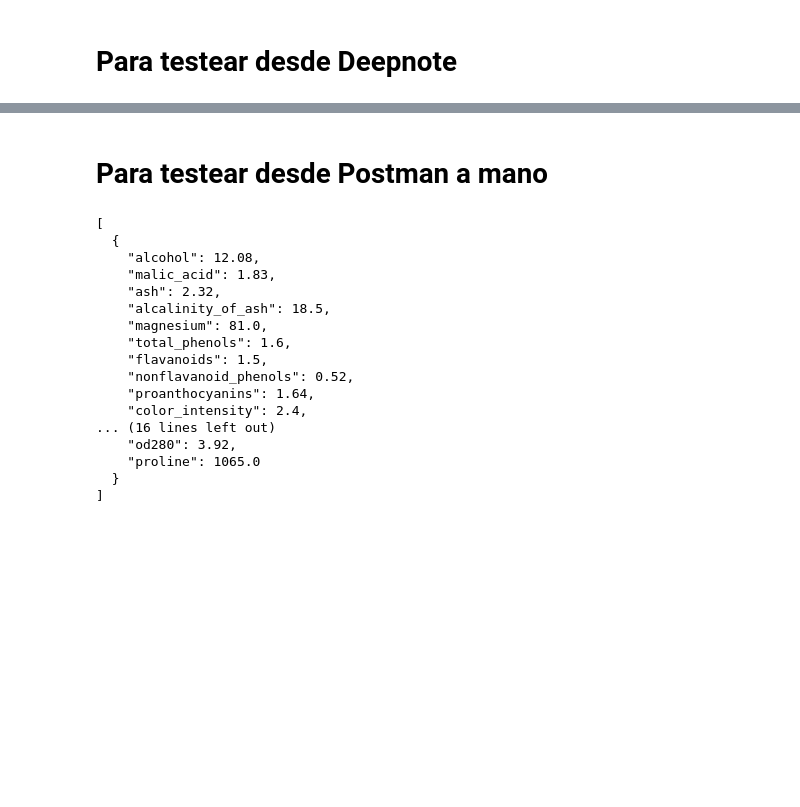
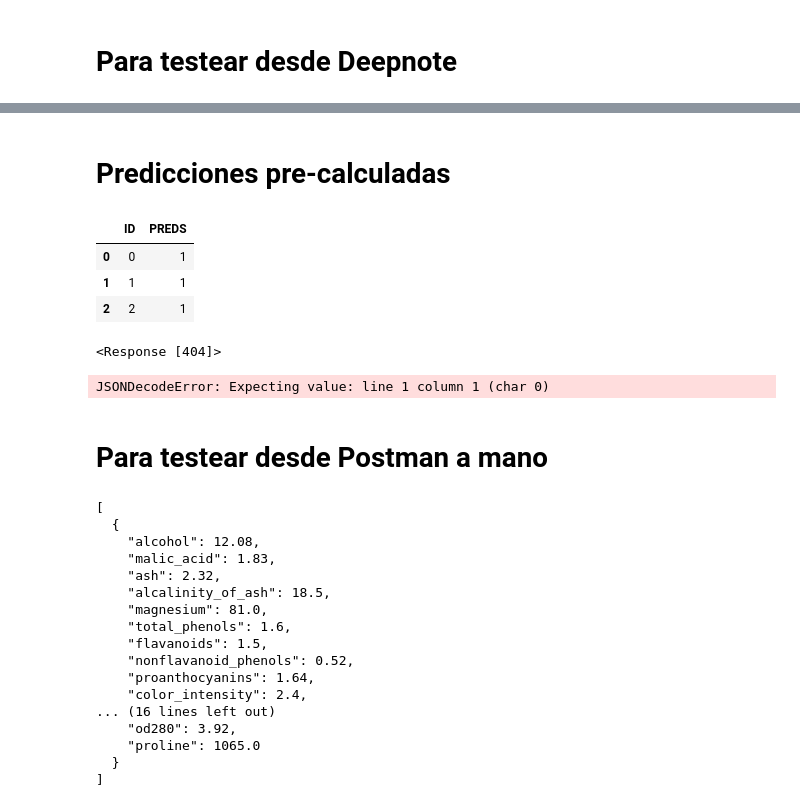
Before and after one commit to TBonfi/ml-api, a Jupyter notebook: arrancamos.ipynb, the cells around one changed output, grey strips where cells are left out. Drawn from its saved outputs; the diff is of its cells as text; code cells hidden in the pictures; blank space fills up the shorter version.

Commit message:
WIP: prediccion precalculada

```diff
--- a/arrancamos.ipynb
+++ b/arrancamos.ipynb
@@ -129,3 +129,24 @@ response.text
+# %% [markdown]
+# Predicciones pre-calculadas
+# %%
+# Vamos a guardar las predicciones como parquet
+
+pd.DataFrame({'ID': X['data'].index, 'PREDS': lr.predict(X['data'])}).to_parquet('PREDS/lr_01.parquet')
+pd.DataFrame({'ID': X['data'].index, 'PREDS': rf.predict(X['data'])}).to_parquet('PREDS/rf_01.parquet')
+
+pd.read_parquet('PREDS/rf_01.parquet').head(3)
+# %% [output]
+|  | ID | PREDS |
+| 0 | 0 | 1 |
+| 1 | 1 | 1 |
+| 2 | 2 | 1 |
+# %%
+response = requests.post(f"{url_deepnote}/predict/saved_preds/v1/lr_01", json=[X['data'].loc[0].to_dict(), X['data'].loc[177].to_dict()])
+print(response)
+print('prediccion: ', response.json())
+# %% [output]
+<Response [404]>
+JSONDecodeError: Expecting value: line 1 column 1 (char 0)
 # %% [markdown]
 # Para testear desde Postman a mano
 # %%
```
Also changed, not shown: parts of 5 cells of this notebook, 4 other files.
